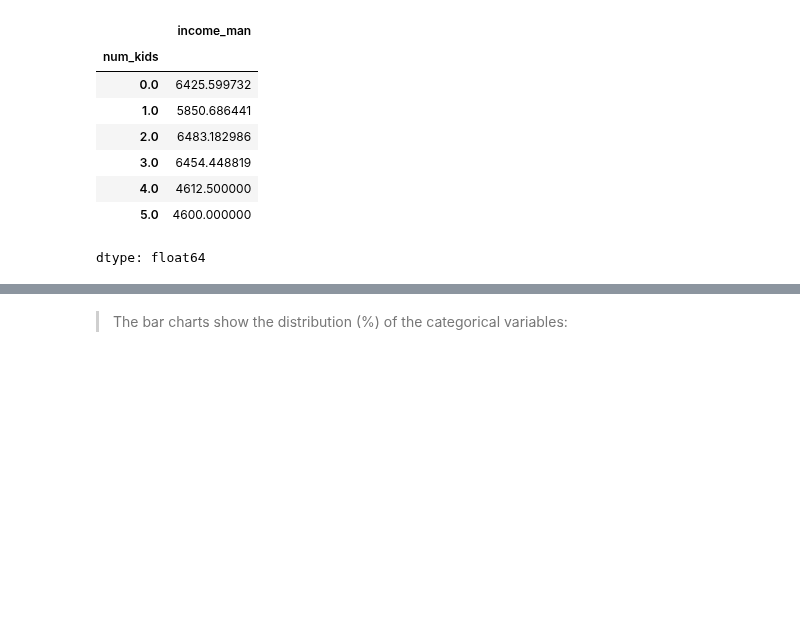
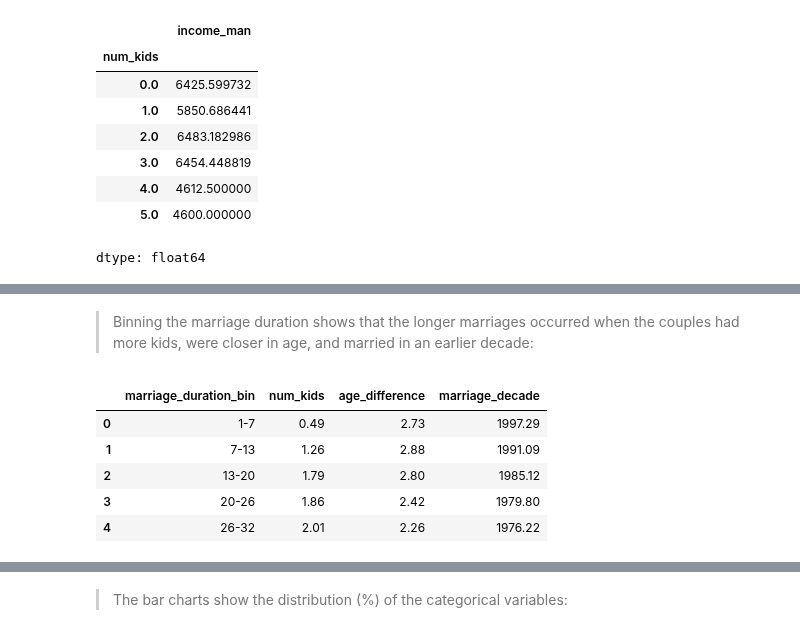
Before and after one commit to lindsayalexandra14/ds_portfolio, a Jupyter notebook: 1_projects/data_visualization/python_eda/divorce/divorce_eda.ipynb, the cells around one changed output, grey strips where cells are left out. Saved outputs shown, nothing was run; the diff lists cells and outputs as text; code cells hidden in the pictures; blank space fills up the shorter version.

```diff
--- a/1_projects/data_visualization/python_eda/divorce/divorce_eda.ipynb
+++ b/1_projects/data_visualization/python_eda/divorce/divorce_eda.ipynb
@@ -347,3 +338,30 @@ dtype: float64
+# %% [markdown]
+
+
+> Binning the marriage duration shows that the longer marriages occurred when the couples had more kids, were closer in age, and married in an earlier decade:
+# %%
+df['duration_bin'] = pd.cut(df['marriage_duration'], bins=5)
+
+df['marriage_duration_bin'] = df['duration_bin'].apply(lambda x: f"{round(x.left)}-{round(x.right)}")
+
+grouped2 = df.groupby('marriage_duration_bin',observed=True).agg({
+    'num_kids': 'mean',
+    'age_difference': 'mean',
+    'marriage_decade': 'mean'
+}).reset_index()
+
+grouped2['num_kids'] = grouped2['num_kids'].round(2)
+grouped2['age_difference'] = grouped2['age_difference'].round(2)
+grouped2['marriage_decade'] = grouped2['marriage_decade'].round(2)
+
+grouped2
+# %% [output]
+|  | marriage_duration_bin | num_kids | age_difference | marriage_decade |
+| 0 | 1-7 | 0.49 | 2.73 | 1997.29 |
+| 1 | 7-13 | 1.26 | 2.88 | 1991.09 |
+| 2 | 13-20 | 1.79 | 2.80 | 1985.12 |
+| 3 | 20-26 | 1.86 | 2.42 | 1979.80 |
+| 4 | 26-32 | 2.01 | 2.26 | 1976.22 |
 # %% [markdown]
 ![Alt text](https://github.com/lindsayalexandra14/ds_portfolio/raw/main/2_images/templates/notebook/headers/beige/Bar%20Charts.png)
 # %% [markdown]
```
Also changed, not shown: parts of 8 cells of this notebook.
